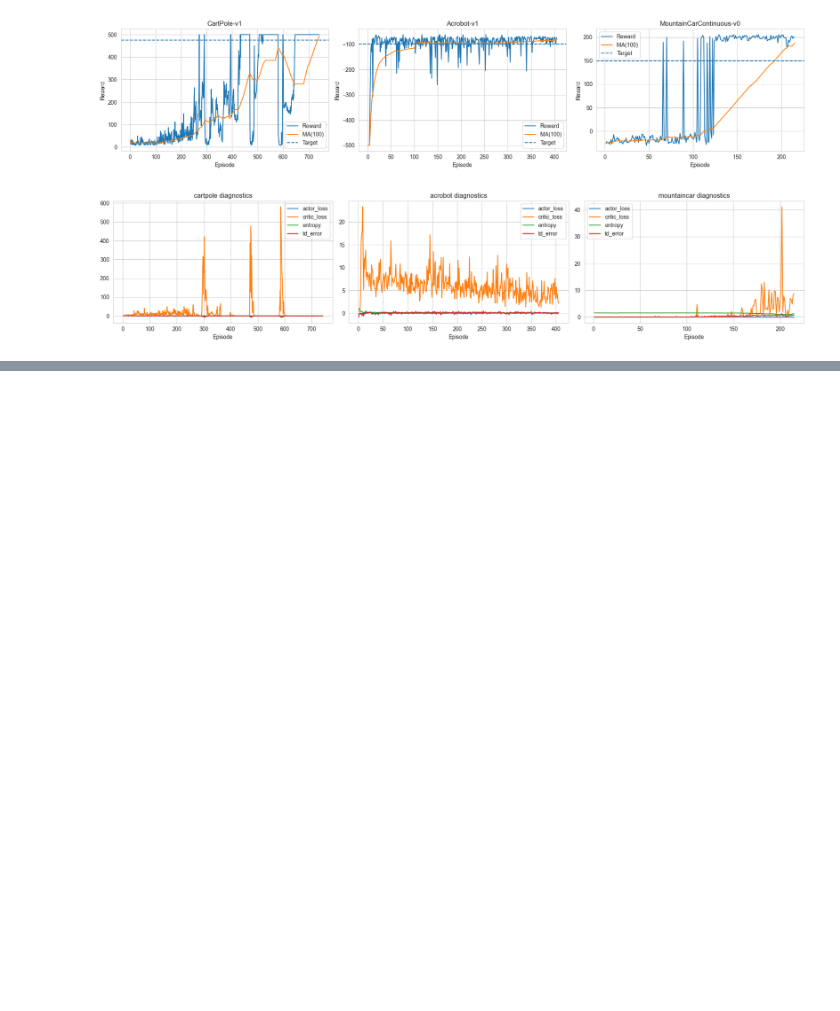
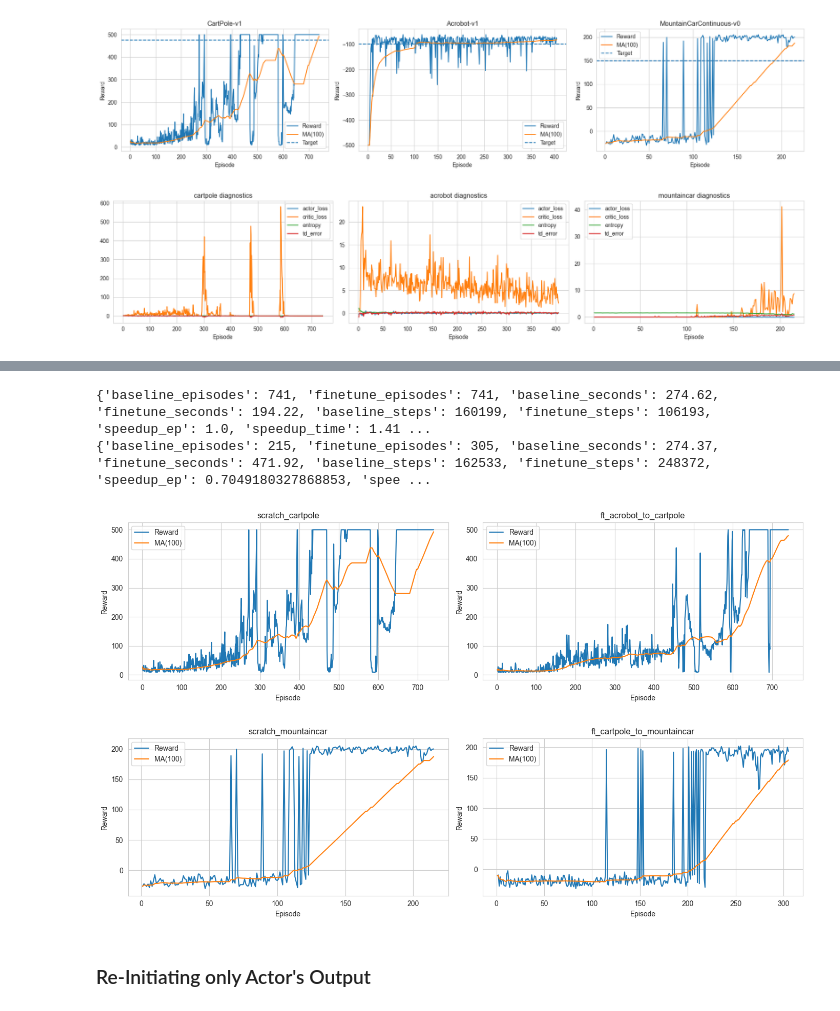
Before and after one commit to shaharoded/TransferLearning, a Jupyter notebook: mainColab.ipynb, the cells around one changed output, grey strips where cells are left out. Cells and saved outputs as stored; diff of their text form; code cells hidden in the pictures; blank space fills up the shorter version.

```diff
--- a/mainColab.ipynb
+++ b/mainColab.ipynb
@@ -276,0 +281,12 @@ plot_diagnostics_grid(
+# %%
+SEED = 42
+STATE_DIM = 6
+ACTION_DIM = 5
+
+specs = get_default_env_specs(state_dim=STATE_DIM, action_dim=ACTION_DIM)
+
+CKPTS = {
+    "cartpole": "models/CartPole-v1.pth",
+    "acrobot": "models/Acrobot-v1.pth",
+    "mountaincar": "models/MountainCarContinuous-v0.pth",
+}
@@ -276,0 +385,39 @@ plot_diagnostics_grid(
+# %%
+baseline_summaries = {
+    "cartpole": summarize_run(histories["cartpole"]),
+    "acrobot": summarize_run(histories["acrobot"]),
+    "mountaincar": summarize_run(histories["mountaincar"]),
+}
+
+# Pair 1: acrobot -> cartpole compares to cartpole scratch
+print(compare_runs(baseline_summaries["cartpole"], finetune_summaries["acrobot_to_cartpole"]))
+
+# Pair 2: cartpole -> mountaincar compares to mountaincar scratch
+print(compare_runs(baseline_summaries["mountaincar"], finetune_summaries["cartpole_to_mountaincar"]))
+
+plot_training_curves_grid(
+    {
+        "scratch_cartpole": histories["cartpole"],
+        "ft_acrobot_to_cartpole": finetune_histories["acrobot_to_cartpole"],
+    },
+    order=["scratch_cartpole", "ft_acrobot_to_cartpole"],
+    grid_shape=(1, 2),
+    figsize=(14, 4),
+)
+
+plot_training_curves_grid(
+    {
+        "scratch_mountaincar": histories["mountaincar"],
+        "ft_cartpole_to_mountaincar": finetune_histories["cartpole_to_mountaincar"],
+    },
+    order=["scratch_mountaincar", "ft_cartpole_to_mountaincar"],
+    grid_shape=(1, 2),
+    figsize=(14, 4),
+)
+# %% [output]
+{'baseline_episodes': 741, 'finetune_episodes': 741, 'baseline_seconds': 274.62, 'finetune_seconds': 194.22, 'baseline_steps': 160199, 'finetune_steps': 106193, 'speedup_ep': 1.0, 'speedup_time': 1.41 ...
+{'baseline_episodes': 215, 'finetune_episodes': 305, 'baseline_seconds': 274.37, 'finetune_seconds': 471.92, 'baseline_steps': 162533, 'finetune_steps': 248372, 'speedup_ep': 0.7049180327868853, 'spee ...
+[figure, added]
+[figure, added]
+# %% [markdown]
+### Re-Initiating only Actor's Output
```
Also changed, not shown: parts of 8 cells of this notebook, 6 other files.
